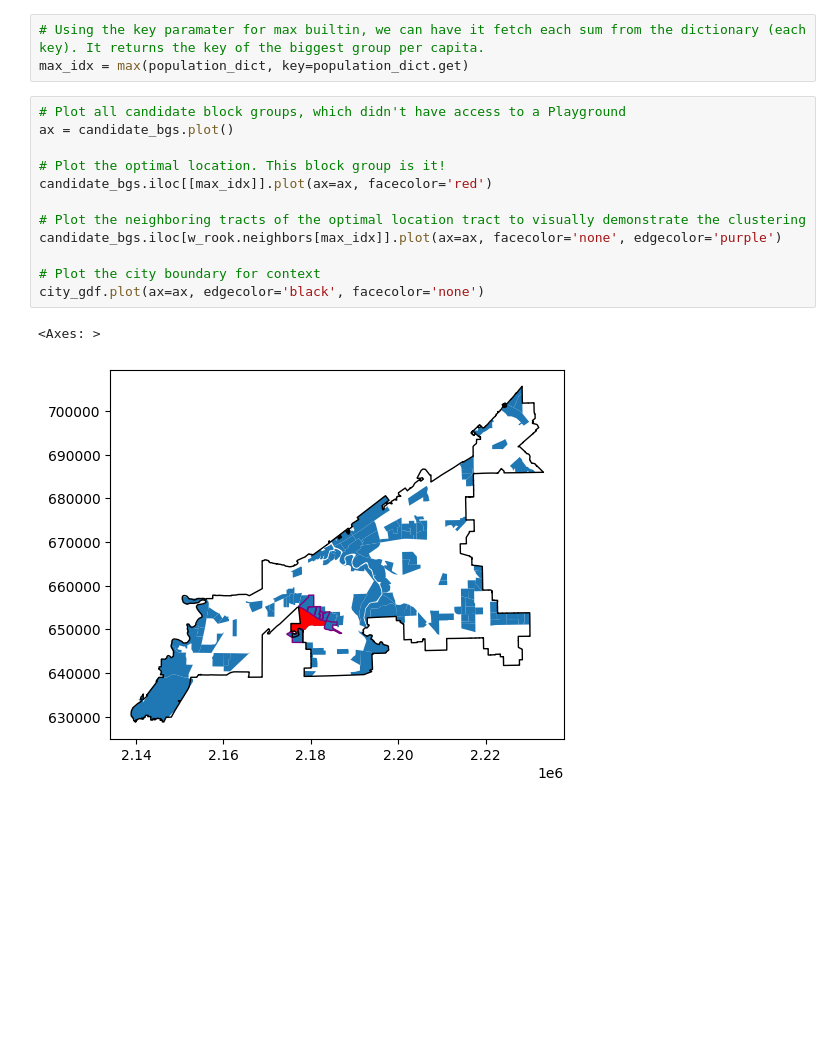
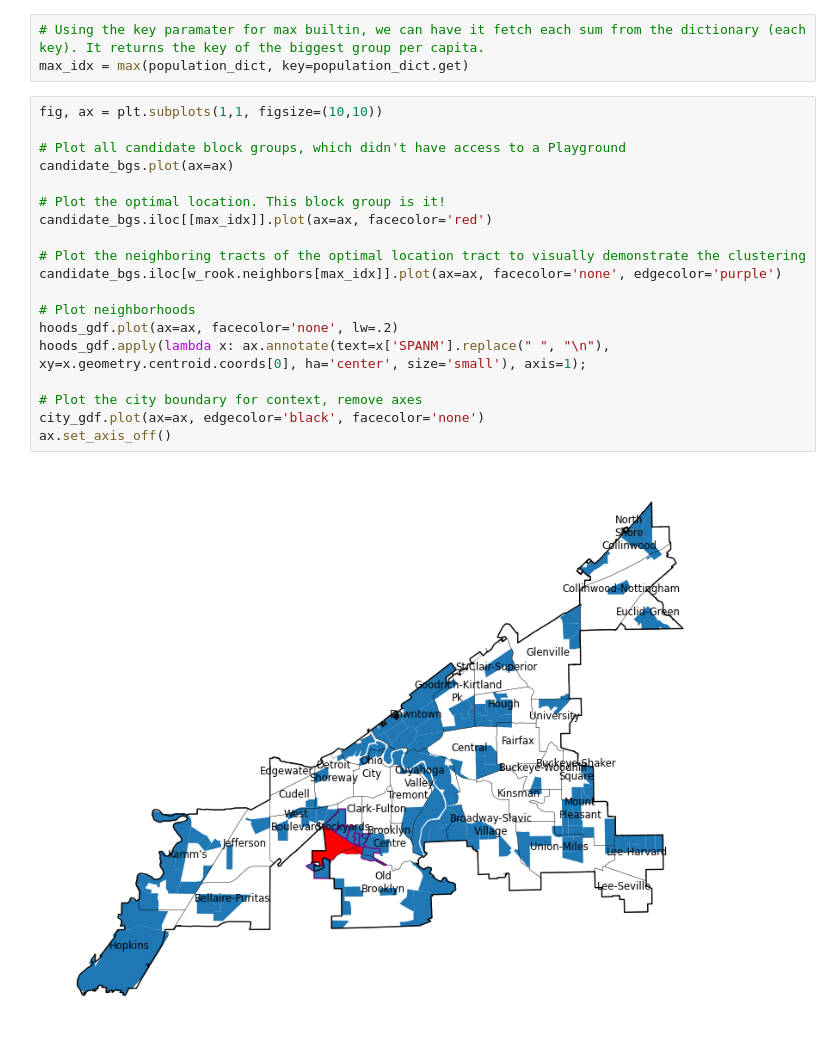
Before and after one commit to City-of-Cleveland/open-data-examples, a Jupyter notebook: 03-Recreation Data - Spatial Access and Optimal Locations.ipynb, the cells around one changed output. Saved outputs shown, nothing was run; the diff lists cells and outputs as text; blank space fills up the shorter version.

```diff
--- a/03-Recreation Data- Spatial Access and Optimal Locations.ipynb
+++ b/03-Recreation Data - Spatial Access and Optimal Locations.ipynb
@@ -333,17 +334,23 @@ for bg in w_rook.neighbors.items():
 # Using the key paramater for max builtin, we can have it fetch each sum from the dictionary (each key). It returns the key of the biggest group per capita.
 max_idx = max(population_dict, key=population_dict.get)
 # %%
+fig, ax = plt.subplots(1,1, figsize=(10,10))
+
 # Plot all candidate block groups, which didn't have access to a Playground
-ax = candidate_bgs.plot()
+candidate_bgs.plot(ax=ax)
 
 # Plot the optimal location. This block group is it!
 candidate_bgs.iloc[[max_idx]].plot(ax=ax, facecolor='red')
 
 # Plot the neighboring tracts of the optimal location tract to visually demonstrate the clustering
 candidate_bgs.iloc[w_rook.neighbors[max_idx]].plot(ax=ax, facecolor='none', edgecolor='purple')
 
-# Plot the city boundary for context
+# Plot neighborhoods
+hoods_gdf.plot(ax=ax, facecolor='none', lw=.2)
+hoods_gdf.apply(lambda x: ax.annotate(text=x['SPANM'].replace(" ", "\n"), xy=x.geometry.centroid.coords[0], ha='center', size='small'), axis=1);
+
+# Plot the city boundary for context, remove axes
 city_gdf.plot(ax=ax, edgecolor='black', facecolor='none')
+ax.set_axis_off()
 # %% [output]
-<Axes: >
-[figure, old version]
+[figure, new version]
```
Also changed, not shown: parts of 5 cells of this notebook.
